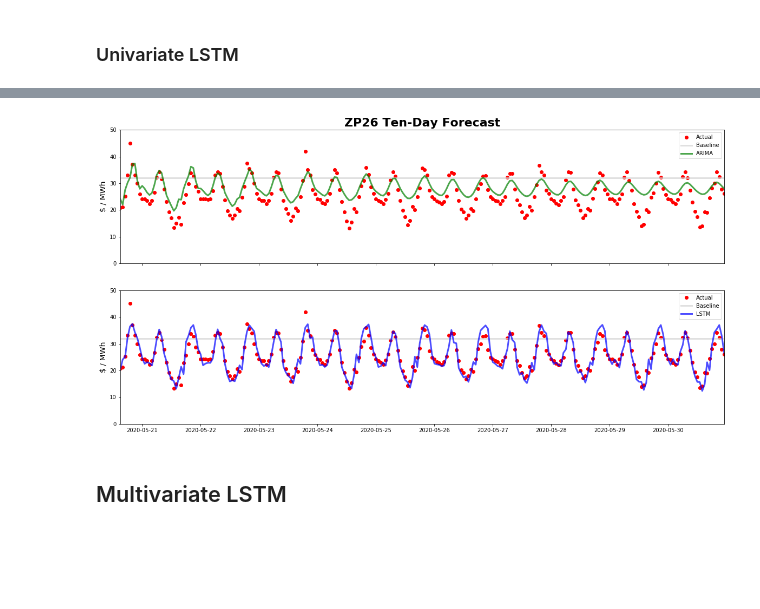
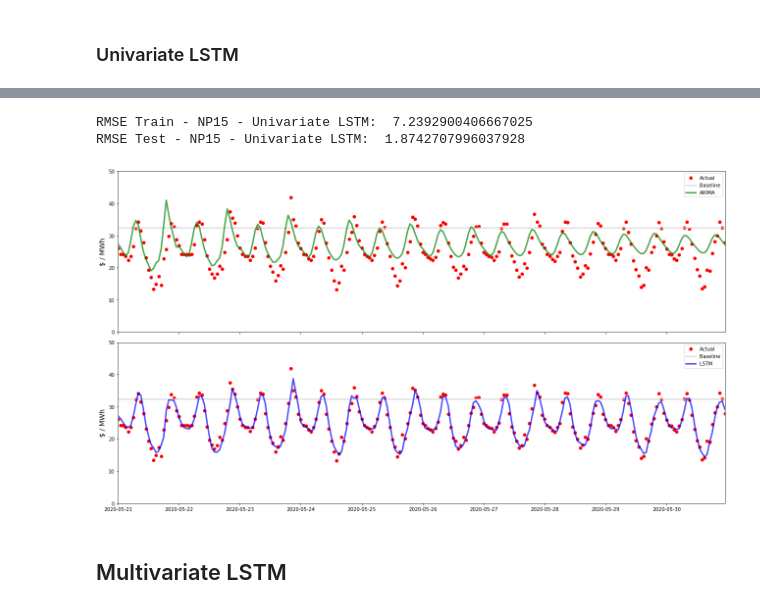
Before and after one commit to Morgan-Sell/caiso-price-forecast, a Jupyter notebook: Final.ipynb, the cells around one changed output, grey strips where cells are left out. Drawn from its saved outputs; the diff is of its cells as text; code cells hidden in the pictures; blank space fills up the shorter version.

```diff
--- a/Final.ipynb
+++ b/Final.ipynb
@@ -927,0 +834,4 @@ RMSE: 4.341702
+# %%
+zp26_arima_model = arima_uni_var_fit(zp26_arima_train, date_arima_train, 24, 1, 0)
+
+zp26_uni_arima_pred = arima_uni_var_predict(zp26_arima_model, 240)
@@ -966,0 +855,3 @@ RMSE - ZP26 LSTM: 2.583783
+# %%
+X_train_zp26, X_test_zp26, y_train_zp26, y_test_zp26, scaler = scale_split_windowize(caiso['$_MWH_zp26'], -1, 1, 24, 240)
+X_train_zp26.shape, X_test_zp26.shape, y_train_zp26.shape, y_test_zp26.shape
@@ -966,0 +860,2 @@ RMSE - ZP26 LSTM: 2.583783
+# %%
+lstm_model_zp26 = build_lstm_model(32, 20, 250, X_train_zp26, y_train_zp26, X_test_zp26, y_test_zp26)
@@ -967,8 +880,21 @@ RMSE - ZP26 LSTM: 2.583783
+# %%
+y_pred_train_zp26 = lstm_model_zp26.predict(X_train_zp26)
+y_pred_test_zp26 = lstm_model_zp26.predict(X_test_zp26)
+
+y_train_zp26_inv, y_pred_train_zp26_inv, y_test_zp26_inv, y_pred_test_zp26_inv = inverse_scaler(y_train_zp26, y_pred_train_zp26, y_test_zp26, y_pred_test_zp26, scaler)
+
+rmse_train_zp26 = calc_rmse(y_train_zp26_inv, y_pred_train_zp26_inv)
+rmse_test_zp26 = calc_rmse(y_test_zp26_inv, y_pred_test_zp26_inv)
+
+print("RMSE Train - NP15 - Univariate LSTM: ", rmse_train_zp26)
+print("RMSE Test - NP15 - Univariate LSTM: ", rmse_test_zp26)
+# %% [output]
+RMSE Train - NP15 - Univariate LSTM:  7.2392900406667025
+RMSE Test - NP15 - Univariate LSTM:  1.8742707996037928
 # %%
-plot_actual_arima_baselie_lstm(caiso.index[train_split_idx:], y3_valid, zp_uni_arima_pred, zp_base_pred, zp_lstm_pred, 'ZP26 Ten-Day Forecast')
-# plt.savefig('images/zp26_10_day_fcst.png')
+plot_actual_arima_baselie_lstm(caiso.index[arima_train_split:], y_test_zp26_inv, zp26_uni_arima_pred, base_pred_sp, y_pred_test_zp26_inv, 'ZP26 Ten-Day Forecast')
 # %% [output]
-[figure, old version]
+[figure, new version]
 # %% [markdown]
 
 ## Multivariate LSTM
```
Also changed, not shown: parts of 34 cells of this notebook.
